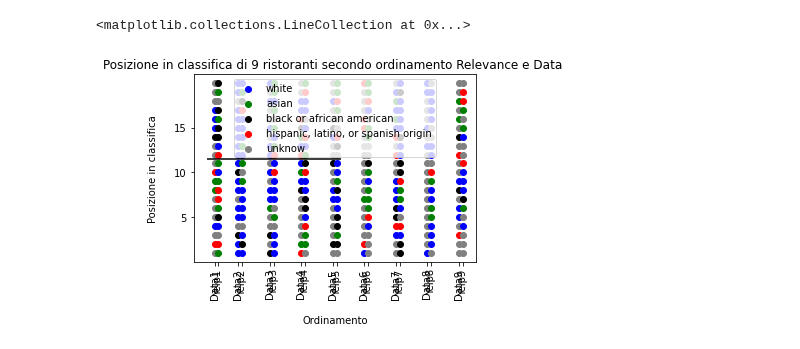
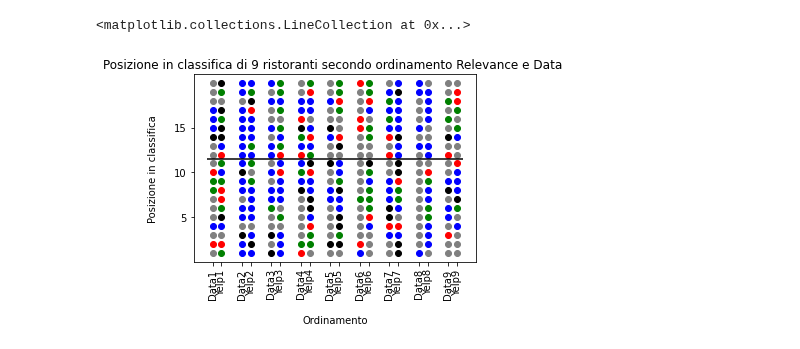
Before and after one commit to EleonoraBartolomucci/Fairness, a Jupyter notebook: Esperimenti/MelaPrimoEsperimentoProf.ipynb, the cells around one changed output. Drawn from its saved outputs; the diff is of its cells as text; code cells hidden in the pictures.

```diff
--- a/Esperimenti/MelaPrimoEsperimentoProf.ipynb
+++ b/Esperimenti/MelaPrimoEsperimentoProf.ipynb
@@ -298,13 +298,13 @@ ichiza_y_unknow_data = ichiza_unknow_data['number'].tolist()
 def ichiza_x_data(dim):
   lista =[]
   for i in range(dim):
-    lista.append(20)
+    lista.append(26)
   return lista
 
 def ichiza_x_relevance(dim):
   lista =[]
   for i in range(dim):
-    lista.append(20.5)
+    lista.append(27.5)
   return lista
 # %%
 #============================================
@@ -345,13 +345,13 @@ cabo_y_unknow_data = cabo_unknow_data['number'].tolist()
 def cabo_x_data(dim):
   lista =[]
   for i in range(dim):
-    lista.append(24)
+    lista.append(31)
   return lista
 
 def cabo_x_relevance(dim):
   lista =[]
   for i in range(dim):
-    lista.append(24.5)
+    lista.append(32.5)
   return lista
 # %%
 #============BACKYARD TACO====================
@@ -388,13 +388,13 @@ backy_y_unknow_data = backy_unknow_data['number'].tolist()
 def backy_x_data(dim):
   lista =[]
   for i in range(dim):
-    lista.append(28)
+    lista.append(36)
   return lista
 
 def backy_x_relevance(dim):
   lista =[]
   for i in range(dim):
-    lista.append(28.5)
+    lista.append(37.5)
   return lista
 # %%
 #============LINDO MICHOACAN====================
@@ -431,24 +431,24 @@ lindo_y_unknow_data = lindo_unknow_data['number'].tolist()
 def lindo_x_data(dim):
   lista =[]
   for i in range(dim):
-    lista.append(32)
+    lista.append(41)
   return lista
 
 def lindo_x_relevance(dim):
   lista =[]
   for i in range(dim):
-    lista.append(32.5)
+    lista.append(42.5)
   return lista
 # %%
 #=========COSTRUISCO IL GRAFICO============
 fig, ax = plt.subplots()
 
 #=========VALORI TUPELO HONEY==============
-ax.scatter(tupelo_x_data(len(tupelo_y_white_data)),tupelo_y_white_data, color = 'blue', label ='white')
-ax.scatter(tupelo_x_data(len(tupelo_y_asian_data)),tupelo_y_asian_data, color = 'green', label ='asian')
-ax.scatter(tupelo_x_data(len(tupelo_y_black_data)),tupelo_y_black_data,  color = 'black' , label ='black or african american')
-ax.scatter(tupelo_x_data(len(tupelo_y_spanish_data)),tupelo_y_spanish_data,  color = 'red',label ='hispanic, latino, or spanish origin')
-ax.scatter(tupelo_x_data(len(tupelo_y_unknow_data)),tupelo_y_unknow_data, color = 'grey', label ='unknow')
+ax.scatter(tupelo_x_data(len(tupelo_y_white_data)),tupelo_y_white_data, color = 'blue')
+ax.scatter(tupelo_x_data(len(tupelo_y_asian_data)),tupelo_y_asian_data, color = 'green')
+ax.scatter(tupelo_x_data(len(tupelo_y_black_data)),tupelo_y_black_data,  color = 'black')
+ax.scatter(tupelo_x_data(len(tupelo_y_spanish_data)),tupelo_y_spanish_data,  color = 'red')
+ax.scatter(tupelo_x_data(len(tupelo_y_unknow_data)),tupelo_y_unknow_data, color = 'grey')
 
 
 ax.scatter(tupelo_x_relevance(len(tupelo_y_white_relevance)),tupelo_y_white_relevance, color = 'blue')
@@ -544,34 +544,50 @@ ax.scatter(backy_x_data(len(backy_y_unknow_data)),backy_y_unknow_data, color = '
 
 ax.scatter(backy_x_relevance(len(backy_y_white_relevance)),backy_y_white_relevance, color = 'blue')
 ax.scatter(backy_x_relevance(len(backy_y_asian_relevance)),backy_y_asian_relevance, color = 'green')
 ax.scatter(backy_x_relevance(len(backy_y_black_relevance)),backy_y_black_relevance, color = 'black')
 ax.scatter(backy_x_relevance(len(backy_y_spanish_relevance)),backy_y_spanish_relevance, color = 'red')
 ax.scatter(backy_x_relevance(len(backy_y_unknow_relevance)),backy_y_unknow_relevance, color = 'grey')
 
 #=========VALORI LINDO MICHOACAN========================================================
 ax.scatter(lindo_x_data(len(lindo_y_white_data)),lindo_y_white_data, color = 'blue')
 ax.scatter(lindo_x_data(len(lindo_y_asian_data)),lindo_y_asian_data, color = 'green')
 ax.scatter(lindo_x_data(len(lindo_y_black_data)),lindo_y_black_data, color = 'black')
 ax.scatter(lindo_x_data(len(lindo_y_spanish_data)),lindo_y_spanish_data, color = 'red')
 ax.scatter(lindo_x_data(len(lindo_y_unknow_data)),lindo_y_unknow_data, color = 'grey')
 
 ax.scatter(lindo_x_relevance(len(lindo_y_white_relevance)),lindo_y_white_relevance, color = 'blue')
 ax.scatter(lindo_x_relevance(len(lindo_y_asian_relevance)),lindo_y_asian_relevance, color = 'green')
 ax.scatter(lindo_x_relevance(len(lindo_y_black_relevance)),lindo_y_black_relevance, color = 'black')
 ax.scatter(lindo_x_relevance(len(lindo_y_spanish_relevance)),lindo_y_spanish_relevance, color = 'red')
 ax.scatter(lindo_x_relevance(len(lindo_y_unknow_relevance)),lindo_y_unknow_relevance, color = 'grey')
 #===========================================================================================
 labels = ['Data1', 'Yelp1','Data2','Yelp2','Data3','Yelp3','Data4','Yelp4','Data5', 'Yelp5','Data6','Yelp6','Data7','Yelp7','Data8','Yelp8','Data9','Yelp9']
 ax.set_title('Posizione in classifica di 9 ristoranti secondo ordinamento Relevance e Data ')
 ax.set_ylabel('Posizione in classifica', labelpad = 16)
 ax.set_xlabel('Ordinamento' , labelpad = 16)
+#setta ogni quante y ti fa vedere
 ax.set_yticks(np.arange(0, 20, 5.0))
 #ax.set_xticks(labels)
 #ax.set_xticklabels(labels)
-ax.legend(loc = 'upper center')
-plt.xticks([1,1.5,4,4.5,8,8.5,12,12.5,16,16.5,20,20.5,24,24.5,28,28.5,32,32.5],labels,rotation=90)
+
+# Shrink current axis by 20%
+#box = ax.get_position()
+#ax.set_position([box.x0, box.y0, box.width * 0.8, box.height])
+
+# Put a legend to the right of the current axis
+#ax.legend(['white','asian','black or african american','hispanic, latino, or spanish origin','unknow'],loc='center left', bbox_to_anchor=(1, 0.5))
+
+#fig.legend(   # List of the line objects
+           #labels= ,       # The labels for each line
+           #loc="center right",        # Position of the legend
+           #borderaxespad=1,         # Add little spacing around the legend box
+           #title="Legend Title")      # Title for the legend
+#plt.subplots_adjust(right=20)
+#distanzia le etichette, se cambi questi numeri devi cambiare anche quelli di tutti i ristoranti in ogni funzione
+plt.xticks([1,2.5,6,7.5,11,12.5,16,17.5,21,22.5,26,27.5,31,32.5,36,37.5,41,42.5],labels,rotation=90)
 plt.tight_layout()
-ax.hlines(y=11.5, xmin=0, xmax=17)
+#riga orizzontale
+ax.hlines(y=11.5, xmin=0, xmax=43.5)
 # %% [output]
 <matplotlib.collections.LineCollection at 0x...>
-[figure, old version]
+[figure, new version]
```
Also changed, not shown: parts of 11 cells of this notebook.
